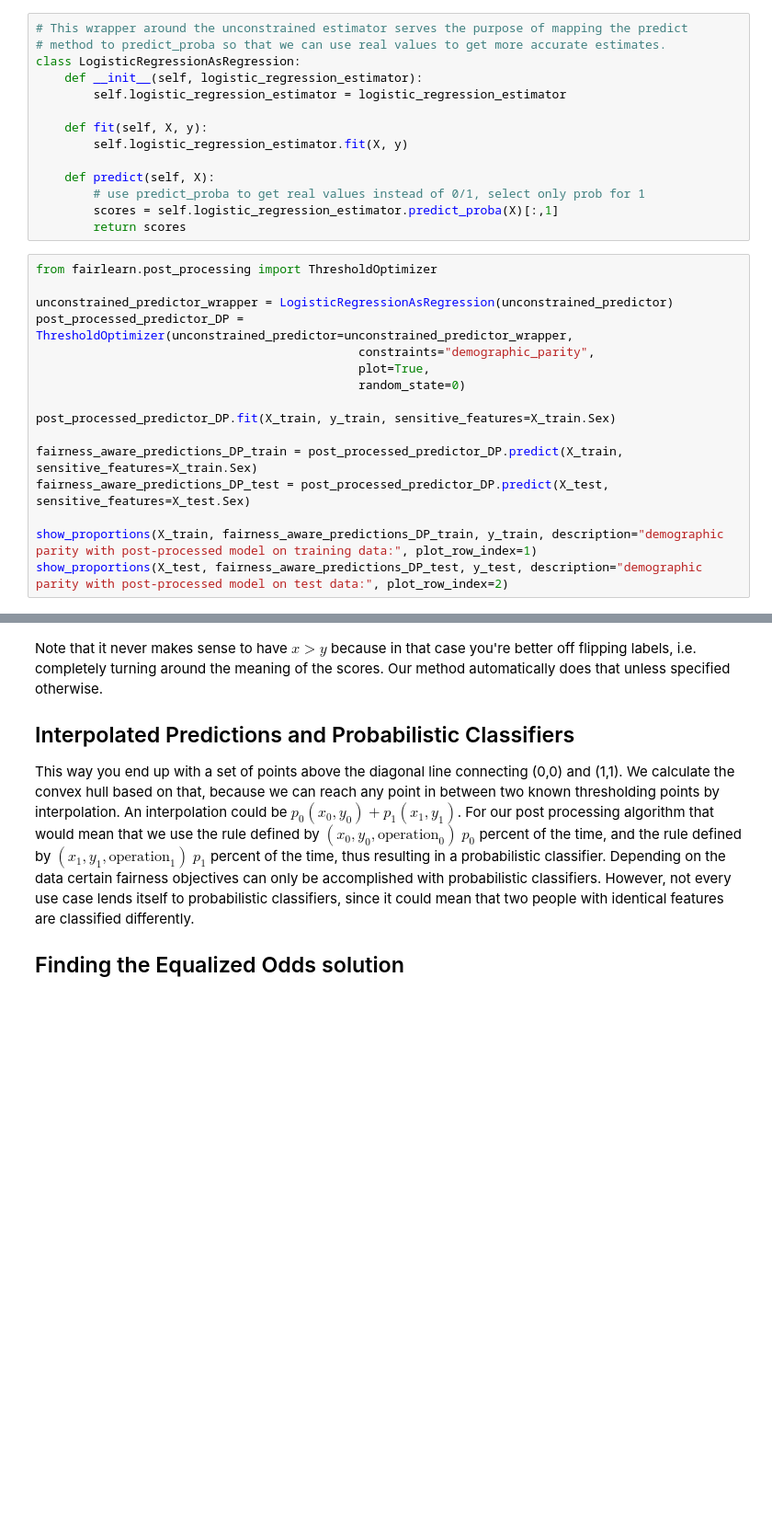
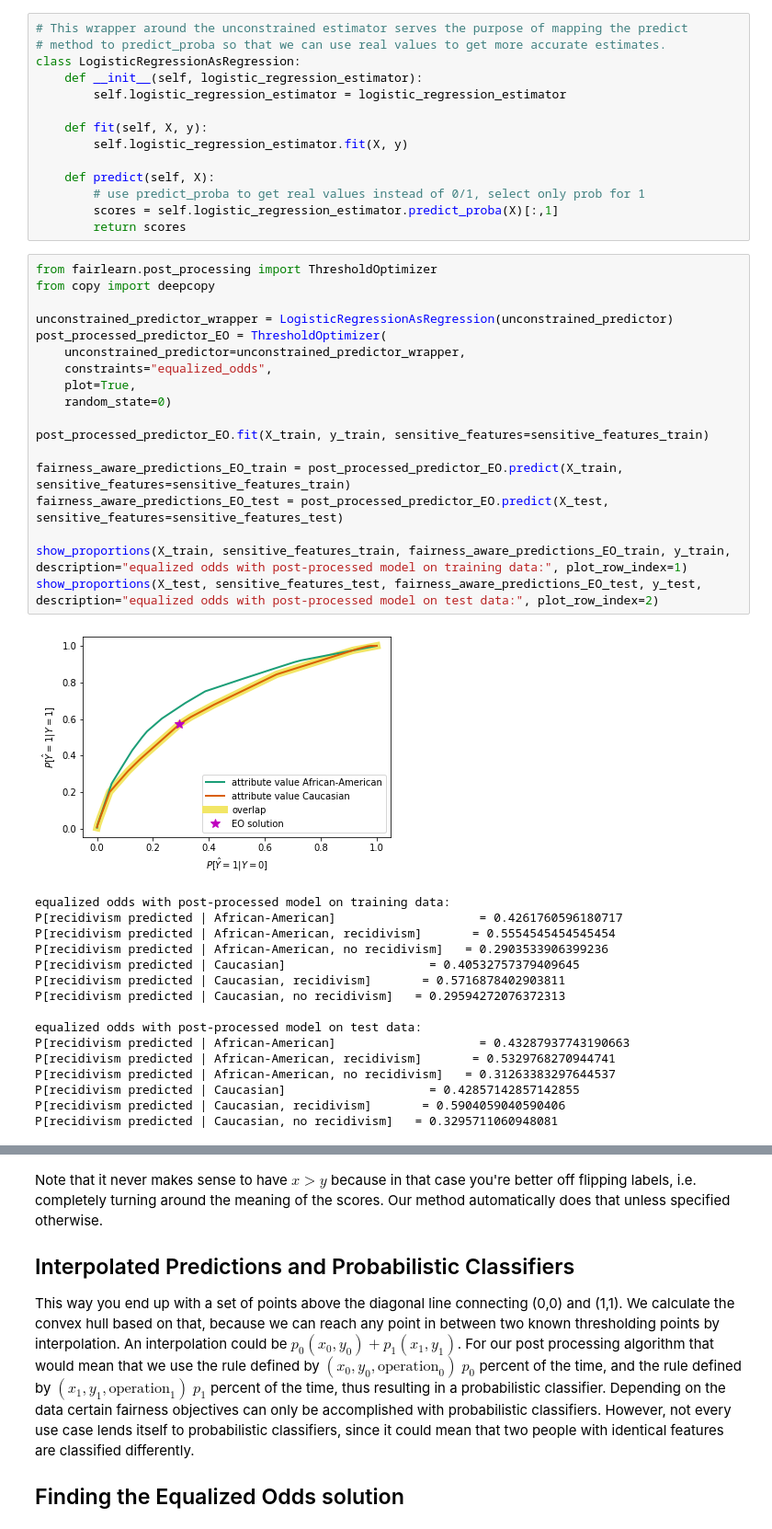
Before and after one commit to fairlearn/fairlearn, a Jupyter notebook: notebooks/Threshold Optimization Post-Processing for Binary Classification.ipynb, the cells around one changed output, grey strips where cells are left out. Shown at 92% size. Drawn from its saved outputs; the diff is of its cells as text; blank space fills up the shorter version.

```diff
--- a/notebooks/Threshold Optimization Post-Processing for Binary Classification.ipynb
+++ b/notebooks/Threshold Optimization Post-Processing for Binary Classification.ipynb
@@ -139,17 +165,36 @@ class LogisticRegressionAsRegression:
         return scores
 # %%
 from fairlearn.post_processing import ThresholdOptimizer
+from copy import deepcopy
 
 unconstrained_predictor_wrapper = LogisticRegressionAsRegression(unconstrained_predictor)
-post_processed_predictor_DP = ThresholdOptimizer(unconstrained_predictor=unconstrained_predictor_wrapper,
-                                             constraints="demographic_parity",
-                                             plot=True,
-                                             random_state=0)
+post_processed_predictor_EO = ThresholdOptimizer(
+    unconstrained_predictor=unconstrained_predictor_wrapper,
+    constraints="equalized_odds",
+    plot=True,
+    random_state=0)
 
-post_processed_predictor_DP.fit(X_train, y_train, sensitive_features=X_train.Sex)
+post_processed_predictor_EO.fit(X_train, y_train, sensitive_features=sensitive_features_train)
 
-fairness_aware_predictions_DP_train = post_processed_predictor_DP.predict(X_train, sensitive_features=X_train.Sex)
-fairness_aware_predictions_DP_test = post_processed_predictor_DP.predict(X_test, sensitive_features=X_test.Sex)
+fairness_aware_predictions_EO_train = post_processed_predictor_EO.predict(X_train, sensitive_features=sensitive_features_train)
+fairness_aware_predictions_EO_test = post_processed_predictor_EO.predict(X_test, sensitive_features=sensitive_features_test)
 
-show_proportions(X_train, fairness_aware_predictions_DP_train, y_train, description="demographic parity with post-processed model on training data:", plot_row_index=1)
-show_proportions(X_test, fairness_aware_predictions_DP_test, y_test, description="demographic parity with post-processed model on test data:", plot_row_index=2)
+show_proportions(X_train, sensitive_features_train, fairness_aware_predictions_EO_train, y_train, description="equalized odds with post-processed model on training data:", plot_row_index=1)
+show_proportions(X_test, sensitive_features_test, fairness_aware_predictions_EO_test, y_test, description="equalized odds with post-processed model on test data:", plot_row_index=2)
+# %% [output]
+[figure, added]
+equalized odds with post-processed model on training data:
+P[recidivism predicted | African-American]                    = 0.4261760596180717
+P[recidivism predicted | African-American, recidivism]       = 0.5554545454545454
+P[recidivism predicted | African-American, no recidivism]   = 0.2903533906399236
+P[recidivism predicted | Caucasian]                    = 0.40532757379409645
+P[recidivism predicted | Caucasian, recidivism]       = 0.5716878402903811
+P[recidivism predicted | Caucasian, no recidivism]   = 0.29594272076372313
+
+equalized odds with post-processed model on test data:
+P[recidivism predicted | African-American]                    = 0.43287937743190663
+P[recidivism predicted | African-American, recidivism]       = 0.5329768270944741
+P[recidivism predicted | African-American, no recidivism]   = 0.31263383297644537
+P[recidivism predicted | Caucasian]                    = 0.42857142857142855
+P[recidivism predicted | Caucasian, recidivism]       = 0.5904059040590406
+P[recidivism predicted | Caucasian, no recidivism]   = 0.3295711060948081
```
Also changed, not shown: parts of 37 cells of this notebook, 4 other files.
